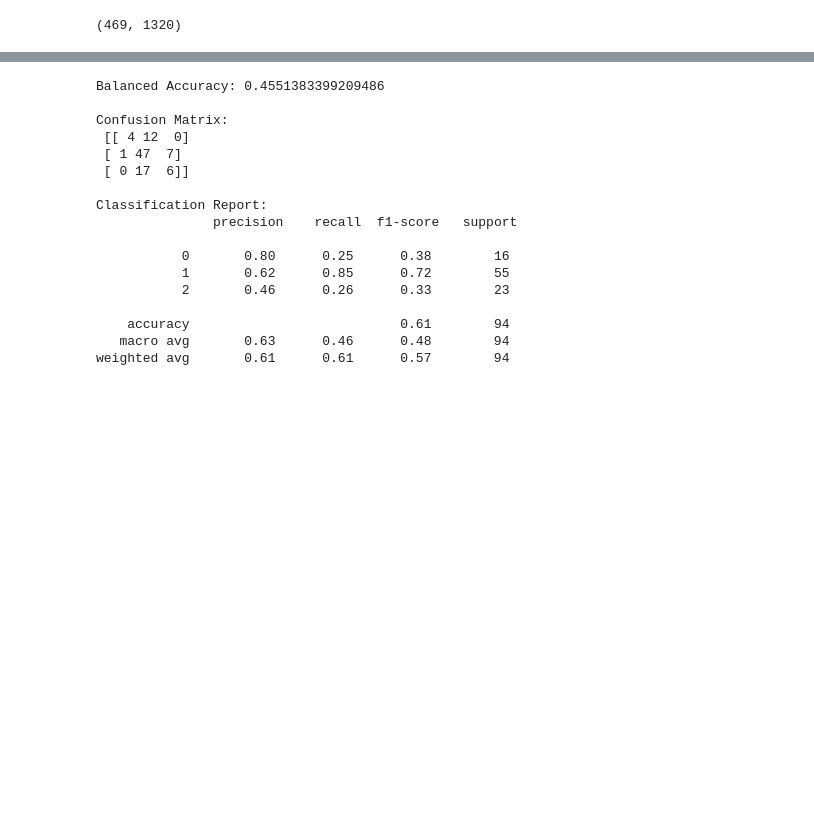
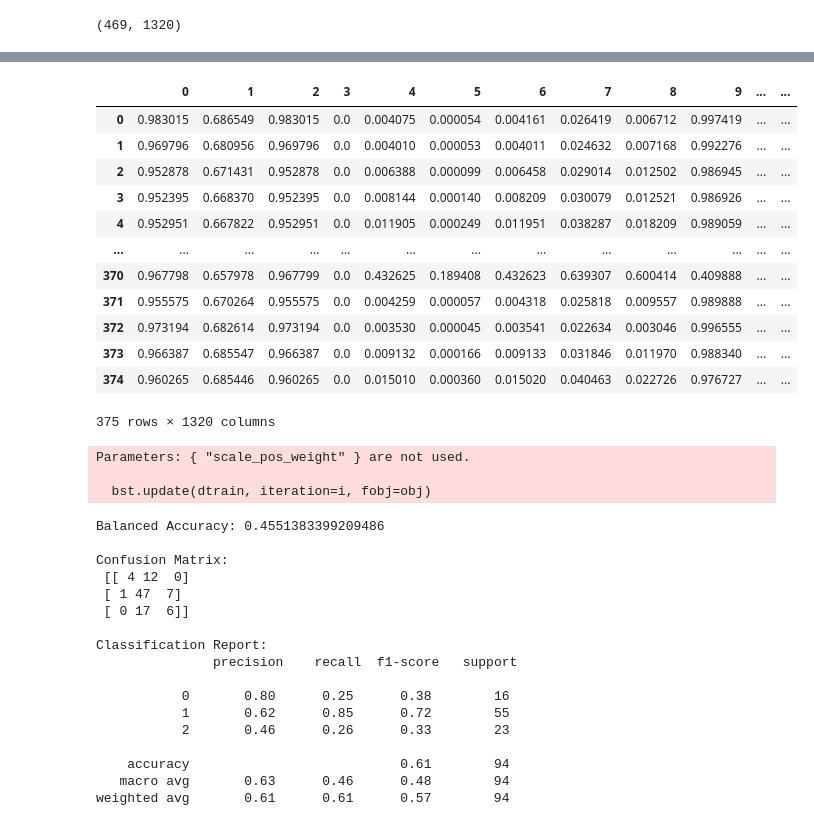
Before and after one commit to marzecovaa/spark, a Jupyter notebook: notebooks/feature_engineering_seb.ipynb, the cells around one changed output, grey strips where cells are left out. Saved outputs shown, nothing was run; the diff lists cells and outputs as text; code cells hidden in the pictures; blank space fills up the shorter version.

```diff
--- a/notebooks/feature_engineering_seb.ipynb
+++ b/notebooks/feature_engineering_seb.ipynb
@@ -145,10 +162,36 @@ print(X_features.shape)  # (375, num_features)
 # %%
 X_train, X_test, y_train, y_test = train_test_split(X_features, y, test_size=0.20, random_state=42, stratify = y)
+
+minmaxscaler = MinMaxScaler()
+minmaxscaler.fit(X_train)
+
+X_train_trans = minmaxscaler.transform(X_train)
+X_test_trans = minmaxscaler.transform(X_test)
+
+pd.DataFrame(X_train_trans)
+# %% [output]
+|  | 0 | 1 | 2 | 3 | 4 | 5 | 6 | 7 | 8 | 9 | ... | ... |
+| 0 | 0.983015 | 0.686549 | 0.983015 | 0.0 | 0.004075 | 0.000054 | 0.004161 | 0.026419 | 0.006712 | 0.997419 | ... | ... |
+| 1 | 0.969796 | 0.680956 | 0.969796 | 0.0 | 0.004010 | 0.000053 | 0.004011 | 0.024632 | 0.007168 | 0.992276 | ... | ... |
+| 2 | 0.952878 | 0.671431 | 0.952878 | 0.0 | 0.006388 | 0.000099 | 0.006458 | 0.029014 | 0.012502 | 0.986945 | ... | ... |
+| 3 | 0.952395 | 0.668370 | 0.952395 | 0.0 | 0.008144 | 0.000140 | 0.008209 | 0.030079 | 0.012521 | 0.986926 | ... | ... |
+| 4 | 0.952951 | 0.667822 | 0.952951 | 0.0 | 0.011905 | 0.000249 | 0.011951 | 0.038287 | 0.018209 | 0.989059 | ... | ... |
+| ... | ... | ... | ... | ... | ... | ... | ... | ... | ... | ... | ... | ... |
+| 370 | 0.967798 | 0.657978 | 0.967799 | 0.0 | 0.432625 | 0.189408 | 0.432623 | 0.639307 | 0.600414 | 0.409888 | ... | ... |
+| 371 | 0.955575 | 0.670264 | 0.955575 | 0.0 | 0.004259 | 0.000057 | 0.004318 | 0.025818 | 0.009557 | 0.989888 | ... | ... |
+| 372 | 0.973194 | 0.682614 | 0.973194 | 0.0 | 0.003530 | 0.000045 | 0.003541 | 0.022634 | 0.003046 | 0.996555 | ... | ... |
+| 373 | 0.966387 | 0.685547 | 0.966387 | 0.0 | 0.009132 | 0.000166 | 0.009133 | 0.031846 | 0.011970 | 0.988340 | ... | ... |
+| 374 | 0.960265 | 0.685446 | 0.960265 | 0.0 | 0.015010 | 0.000360 | 0.015020 | 0.040463 | 0.022726 | 0.976727 | ... | ... |
+375 rows × 1320 columns
 # %%
-base_model_xgb = XGBClassifier()
-base_model_xgb.fit(X_train,y_train)
+classes = np.unique(y_train)
+weights = compute_class_weight('balanced', classes=classes, y=y_train)
+class_weights = dict(zip(classes, weights))
 
-y_pred = base_model_xgb.predict(X_test)
+base_model_xgb = XGBClassifier(scale_pos_weight=class_weights)
+base_model_xgb.fit(X_train_trans,y_train)
+
+y_pred = base_model_xgb.predict(X_test_trans)
 
 
 # Metrics
@@ -157,20 +200,23 @@ print("Balanced Accuracy:", balanced_accuracy_score(y_test, y_pred))
 print("\nConfusion Matrix:\n", confusion_matrix(y_test, y_pred))
 print("\nClassification Report:\n", classification_report(y_test, y_pred))
 # %% [output]
-Balanced Accuracy: 0.4551383399209486
+Parameters: { "scale_pos_weight" } are not used.
 
-Confusion Matrix:
- [[ 4 12  0]
- [ 1 47  7]
- [ 0 17  6]]
-
-Classification Report:
-               precision    recall  f1-score   support
-
-           0       0.80      0.25      0.38        16
-           1       0.62      0.85      0.72        55
-           2       0.46      0.26      0.33        23
-
-    accuracy                           0.61        94
-   macro avg       0.63      0.46      0.48        94
-weighted avg       0.61      0.61      0.57        94
+  bst.update(dtrain, iteration=i, fobj=obj)
+Balanced Accuracy: 0.4551383399209486
+
+Confusion Matrix:
+ [[ 4 12  0]
+ [ 1 47  7]
+ [ 0 17  6]]
+
+Classification Report:
+               precision    recall  f1-score   support
+
+           0       0.80      0.25      0.38        16
+           1       0.62      0.85      0.72        55
+           2       0.46      0.26      0.33        23
+
+    accuracy                           0.61        94
+   macro avg       0.63      0.46      0.48        94
+weighted avg       0.61      0.61      0.57        94
```
Also changed, not shown: parts of 5 cells of this notebook, 1 other file.
